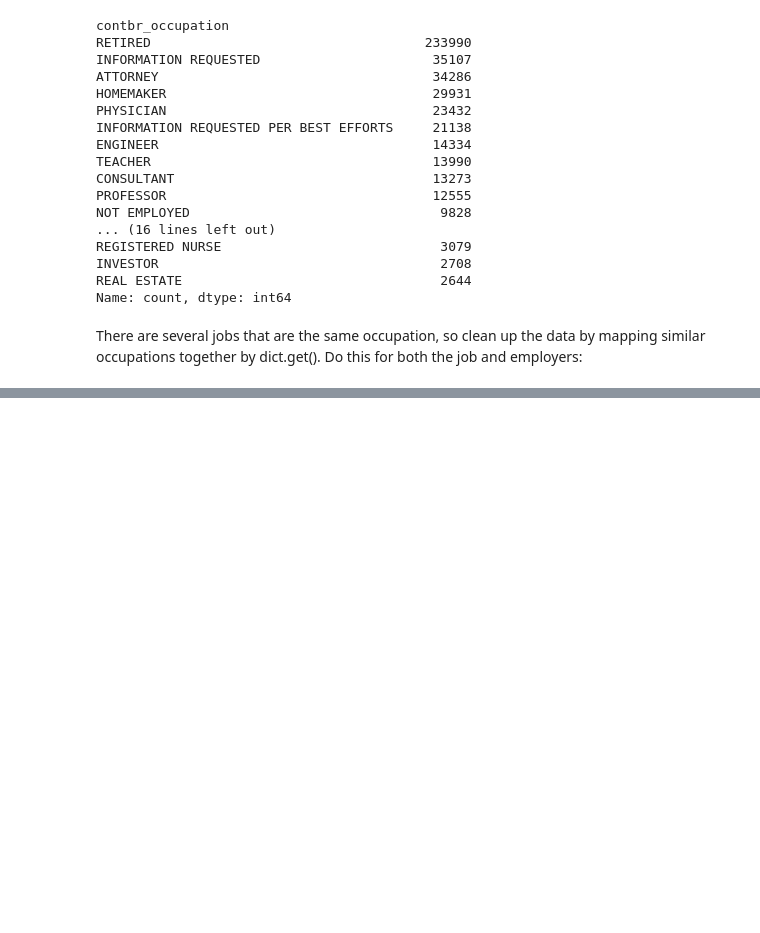
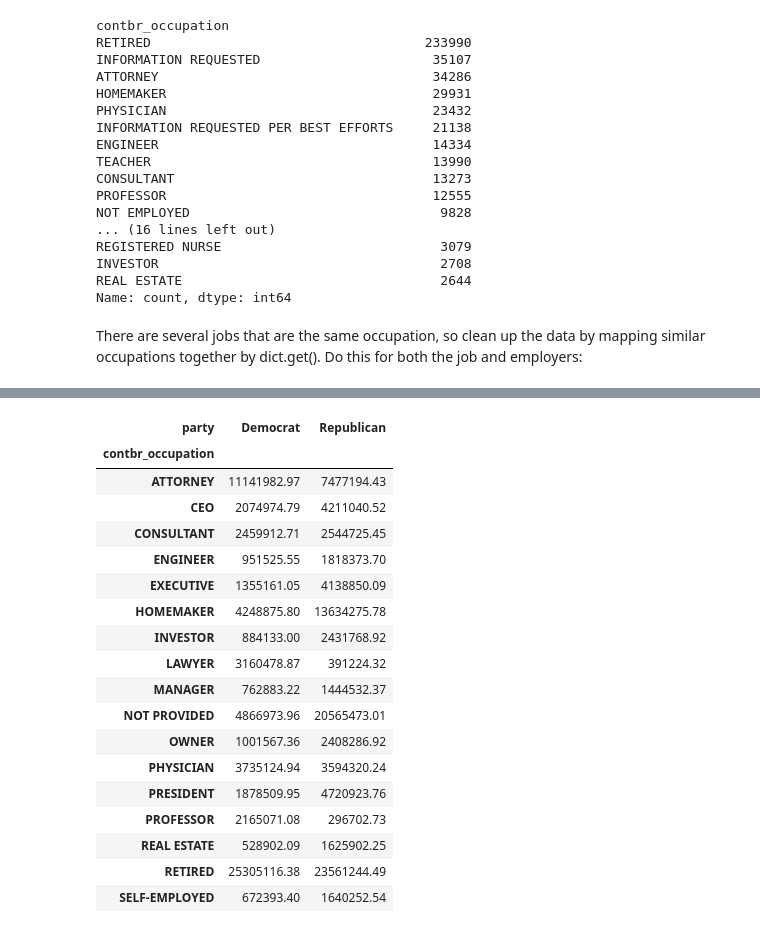
Before and after one commit to allisonvaldez/2012_FEC, a Jupyter notebook: FEC.ipynb, the cells around one changed output, grey strips where cells are left out. Cells and saved outputs as stored; diff of their text form; code cells hidden in the pictures; blank space fills up the shorter version.

```diff
--- a/FEC.ipynb
+++ b/FEC.ipynb
@@ -167,0 +195,22 @@ fec.contbr_occupation = fec.contbr_occupation.map(f)
+# %%
+over_2mm
+# %% [output]
+| party | Democrat | Republican |
+| contbr_occupation |  |  |
+| ATTORNEY | 11141982.97 | 7477194.43 |
+| CEO | 2074974.79 | 4211040.52 |
+| CONSULTANT | 2459912.71 | 2544725.45 |
+| ENGINEER | 951525.55 | 1818373.70 |
+| EXECUTIVE | 1355161.05 | 4138850.09 |
+| HOMEMAKER | 4248875.80 | 13634275.78 |
+| INVESTOR | 884133.00 | 2431768.92 |
+| LAWYER | 3160478.87 | 391224.32 |
+| MANAGER | 762883.22 | 1444532.37 |
+| NOT PROVIDED | 4866973.96 | 20565473.01 |
+| OWNER | 1001567.36 | 2408286.92 |
+| PHYSICIAN | 3735124.94 | 3594320.24 |
+| PRESIDENT | 1878509.95 | 4720923.76 |
+| PROFESSOR | 2165071.08 | 296702.73 |
+| REAL ESTATE | 528902.09 | 1625902.25 |
+| RETIRED | 25305116.38 | 23561244.49 |
+| SELF-EMPLOYED | 672393.40 | 1640252.54 |
```
Also changed, not shown: parts of 34 cells of this notebook.
